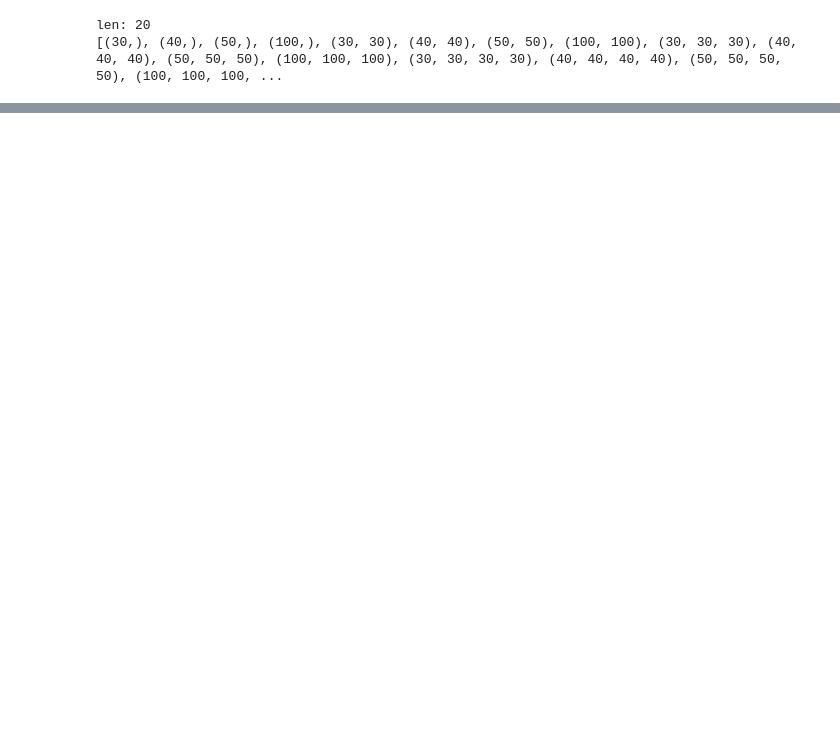
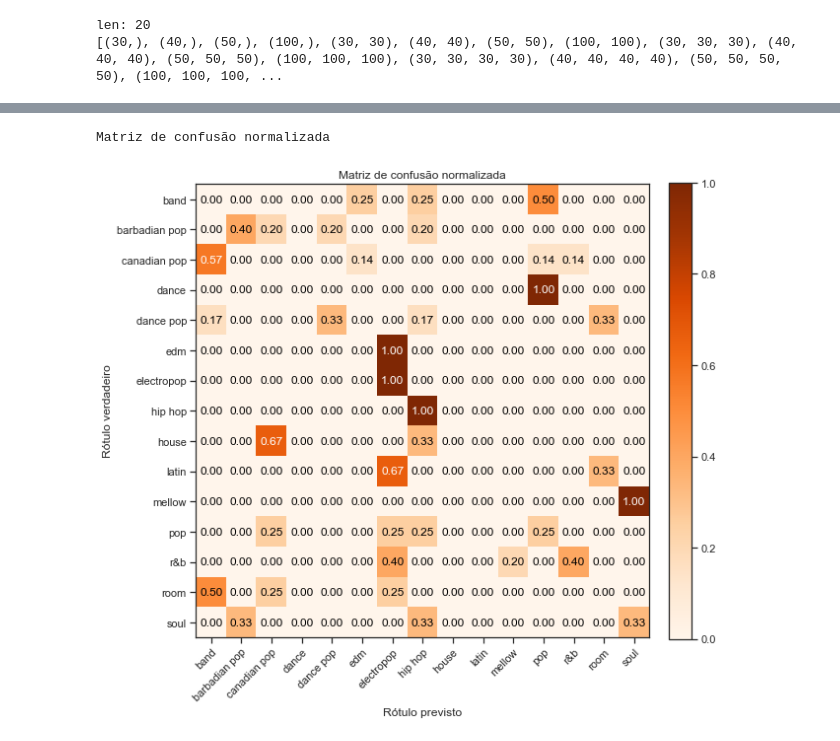
Before and after one commit to moisesmendes/spotify-analysis, a Jupyter notebook: 003_MLPClassifier.ipynb, the cells around one changed output, grey strips where cells are left out. Drawn from its saved outputs; the diff is of its cells as text; code cells hidden in the pictures; blank space fills up the shorter version.

```diff
--- a/003_MLPClassifier.ipynb
+++ b/003_MLPClassifier.ipynb
@@ -499,0 +660,6 @@ https://datascience.stackexchange.com/questions/36049/how-to-adjust-the-hyperpar
+# %%
+alphas = 10.0 ** -np.arange(1, 6)
+print(alphas)
+
+iters = [1000, 1500, 2000]
+print(iters)
@@ -499,0 +691,2 @@ https://datascience.stackexchange.com/questions/36049/how-to-adjust-the-hyperpar
+# %%
+mlp = MLPClassifier()
@@ -499,0 +708,8 @@ https://datascience.stackexchange.com/questions/36049/how-to-adjust-the-hyperpar
+# %%
+from sklearn.model_selection import GridSearchCV
+
+clf = GridSearchCV(mlp, parameter_space, n_jobs=-1, cv=3, verbose=2)
+# n_jobs: how many CPU cores to use from the computer (-1 for all cores available)
+# cv    : number of splits for cross-validation.
+
+clf.fit(x_train, y_train)
@@ -499,0 +740,10 @@ https://datascience.stackexchange.com/questions/36049/how-to-adjust-the-hyperpar
+# %%
+# Best paramete set
+print('Best parameters found:\n', clf.best_params_)
+print()
+
+y_grid_test, y_grid_pred = y_test, clf.predict(x_test)
+print('acc:', accuracy_score(y_grid_test, y_grid_pred))
+
+print()
+y_grid_pred
@@ -499,0 +798,20 @@ https://datascience.stackexchange.com/questions/36049/how-to-adjust-the-hyperpar
+# %%
+np.set_printoptions(precision=2)
+
+ylabel_test = le.inverse_transform(list(y_grid_test))
+ylabel_pred = le.inverse_transform(y_grid_pred)
+names_classes = np.array(unique_labels(le.inverse_transform(df.supergenre)))
+
+# Plot normalized confusion matrix
+fig, ax, matriz_confusao = plot_confusion_matrix(y_grid_test,
+                                                 y_grid_pred,
+                                                 classes=names_classes,
+                                                 normalize=True)
+plt.show()
+
+# Save figure
+#figname = 'figures/004conf_mat_grid_search.png'
+#fig.savefig(figname)
+# %% [output]
+Matriz de confusão normalizada
+[figure, added]
```
Also changed, not shown: parts of 43 cells of this notebook.
